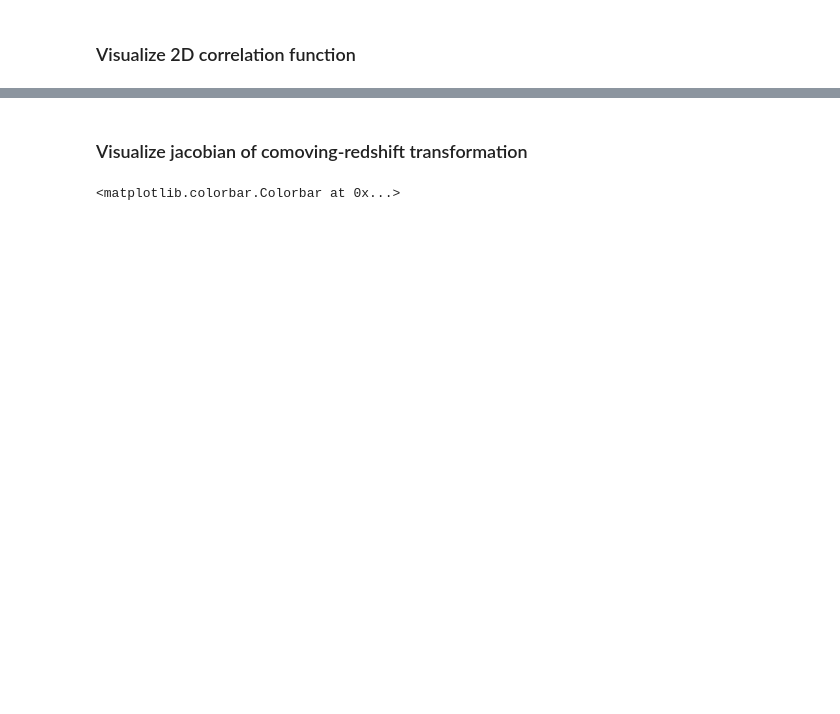
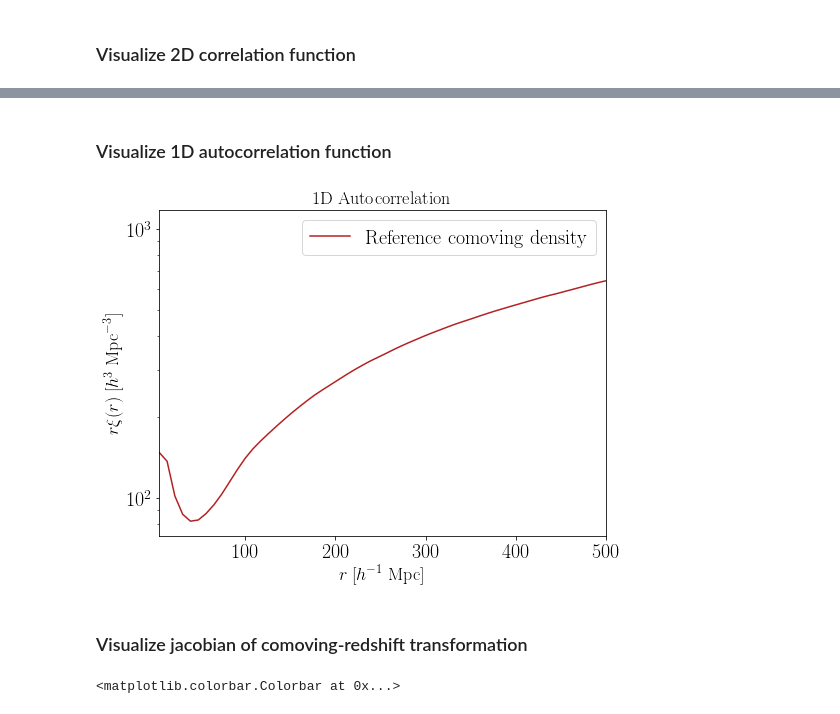
Before and after one commit to doogesh/precision_cosmo, a Jupyter notebook: Information_content_demo_infinite_remote_observer_draft.ipynb, the cells around one changed output, grey strips where cells are left out. Drawn from its saved outputs; the diff is of its cells as text; code cells hidden in the pictures; blank space fills up the shorter version.

```diff
--- a/Information_content_demo_infinite_remote_observer_draft.ipynb
+++ b/Information_content_demo_infinite_remote_observer_draft.ipynb
@@ -380,3 +629,43 @@ plt.colorbar(a, ax=ax, fraction=0.05, pad=0.06)
+# %%
+a_l_δ_com = np.fft.rfftn(δ_ref_com)*(pred_size_Mpc/pred_size)**3.
+
+C_s = ( (1/pred_size_Mpc)**3.*np.fft.irfftn(np.absolute(a_l_δ_com)**2.) )
+
+Nbins = 100
+
+xx = np.fft.fftshift(((np.arange(pred_size)/pred_size)*L0) - 0.5*L0)
+yy = np.fft.fftshift(((np.arange(pred_size)/pred_size)*L1) - 0.5*L1)
+zz = np.fft.fftshift(((np.arange(pred_size)/pred_size)*L2) - 0.5*L2)
+
+s_x = xx[:,None,None].repeat(pred_size,axis=1).repeat(pred_size,axis=2)
+s_y = yy[None,:,None].repeat(pred_size,axis=0).repeat(pred_size,axis=2)
+s_z = zz[None,None,:].repeat(pred_size,axis=0).repeat(pred_size,axis=1)
+
+x = np.sqrt(s_x**2 + s_y**2 + s_z**2)
+
+corr_1d_w, x_bins = np.histogram(x, bins=Nbins)
+corr_1d, _ = np.histogram(x, weights=C_s, bins=Nbins)
+
+corr_1d /= corr_1d_w
+
+x_c = 0.5 * (x_bins[0:x_bins.size-1]+x_bins[1:])
+# %% [markdown]
+### Visualize 1D autocorrelation function
+# %%
+figure(figsize = (8, 6))
+
+plot(x_c, corr_1d*x_c**1, color='firebrick', label=r'$\mathrm{Reference \ comoving \ density}$')
+
+#xscale('log')
+yscale('log')
+title(r'$\mathrm{1D \ Autocorrelation}$', fontsize = 18)
+xlabel(r'$r \; [h^{-1} \; \mathrm{Mpc}]$', fontsize = 18)
+ylabel(r'$r \xi(r) \; [h^3 \; {\mathrm{Mpc}}^{-3}]$', fontsize = 18)
+xlim([np.min(x_c), L0/2])#np.max(x_c)])
+tick_params(labelsize = 20)
+legend(fontsize = 20);
+# %% [output]
+[figure, added]
 # %% [markdown]
 ### Visualize jacobian of comoving-redshift transformation
 # %%
```
Also changed, not shown: parts of 16 cells of this notebook.
